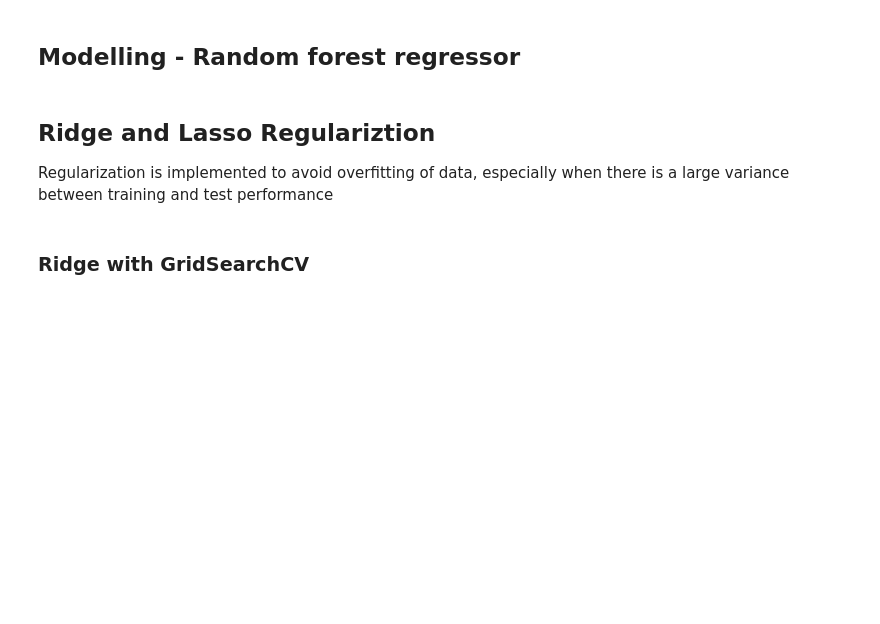
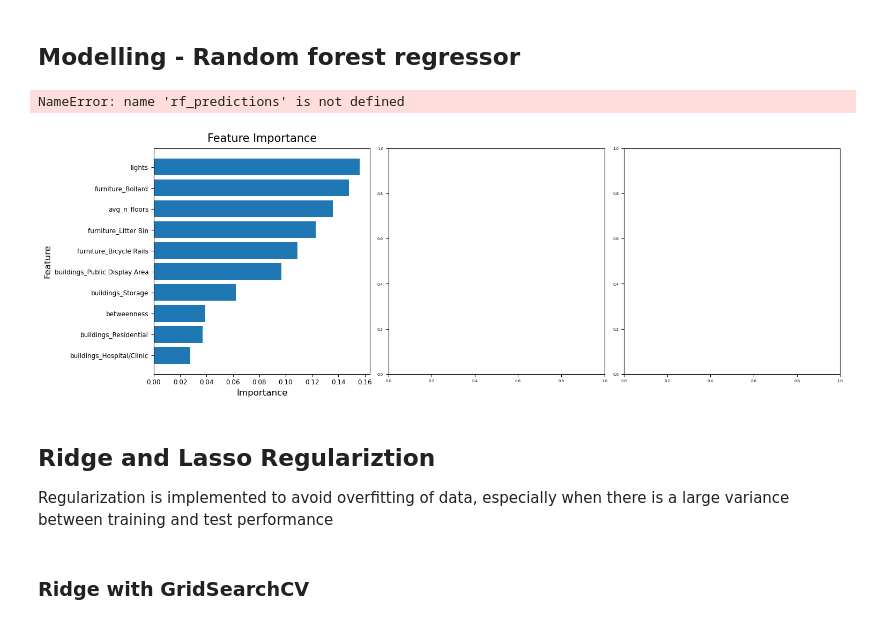
Before and after one commit to nickmalleson/footfall, a Jupyter notebook: MelbourneAnalysis/Modelling/NewModelling-JustLocationFeatures(WithSubtypes).ipynb, the cells around one changed output. Drawn from its saved outputs; the diff is of its cells as text; code cells hidden in the pictures; blank space fills up the shorter version.

```diff
--- a/MelbourneAnalysis/Modelling/NewModelling-JustLocationFeatures(WithSubtypes).ipynb
+++ b/MelbourneAnalysis/Modelling/NewModelling-JustLocationFeatures(WithSubtypes).ipynb
@@ -144,5 +180,5 @@ train_features, test_features, train_labels, test_labels = train_test_split(feat
 # %%
 # Instantiate model with 1000 decision trees
-rf = RandomForestRegressor(n_estimators = 1000, random_state = 42)
+rf_model = RandomForestRegressor(n_estimators = 1000, random_state = 42)
 # Train the model on training data
-rf.fit(X_train, Y_train);
+rf_model.fit(X_train, Y_train);
@@ -164 +185,18 @@ mape = 100 * (errors / Y_test)
+# %%
+rf_predictions = rf_model.predict(X_test)
+# %%
+# Calculate the absolute errors
+abs_errors = abs(rf_predictions - Y_test)
+# Mean absolute percentage errors
+mape = mean_absolute_percentage_error(Y_test, rf_predictions)
+# Mean absolute error
+mae = round(np.mean(abs_errors), 2)
+# Calculate r2 value (well, just_rvalue, its squared in the print statement)
+m, b, r_value, p_value, std_err = stats.linregress(rf_predictions, Y_test)
+# RMSE
+MSE = np.square(np.subtract(rf_predictions,Y_test)).mean()
+RMSE = math.sqrt(MSE)
+
+# Add to Dataframe
+accuracy_results_rf = pd.DataFrame({'MAPE': mape, 'MAE':mae, 'RMSE':RMSE, 'R2':(r_value**2) }, index =['RandomForest'])
 # %%
@@ -182,25 +220,42 @@ export_graphviz(tree_small, out_file = 'small_tree.dot', feature_names = feature
 # %%
-feature_importances = pd.DataFrame({'feature': feature_list,'importance':importances})
-feature_importances= feature_importances.sort_values(by = 'importance', ascending = False)
+# Get numerical feature importances
+rf_importances = list(rf_model.feature_importances_)
+rf_feature_importances = pd.DataFrame({'feature': feature_list,'importance':rf_importances})
+rf_feature_importances= rf_feature_importances.sort_values(by = 'importance', ascending = False)
 # %%
-fig, axs = plt.subplots(nrows=1, ncols=2, constrained_layout=True, figsize = (10,5))
+fig, axs = plt.subplots(nrows=1, ncols=3, constrained_layout=True, figsize = (15,5))
 
-axs[0].barh(feature_importances['feature'][:10], feature_importances['importance'][:10])
+axs[0].barh(rf_feature_importances['feature'][:10], rf_feature_importances['importance'][:10])
 axs[0].invert_yaxis()
 plt.rcParams.update({'font.size': 5})
 axs[0].set_title("Feature Importance", fontsize=15, y=1.01)
 axs[0].set_xlabel('Importance', fontsize = 12)
 axs[0].set_ylabel('Feature', fontsize = 12)
 axs[0].xaxis.set_tick_params(labelsize='xx-large')
 axs[0].yaxis.set_tick_params(labelsize='xx-large')
 
-axs[1].scatter(predictions, Y_test, s=30, c='r', marker='+', zorder=10)
+axs[1].scatter(rf_predictions, Y_test, s=30, c='r', marker='+', zorder=10)
 axs[1].plot([Y_test.min(), Y_test.max()], [Y_test.min(), Y_test.max()], c='k', lw=2)
+axs[1].annotate('R\N{SUPERSCRIPT TWO} = ' + str("{:.2f}".format(r_value**2))
+                    + ', P value = ' + str("{:.2f}".format(p_value**2)) ,
+                     xy=(rf_predictions.min() + (rf_predictions.min()/150), Y_test.max() - (Y_test.max()/150)),
+                   color = 'black', size = 15)
 axs[1].set_xlabel("Predicted Values", size=10)
 axs[1].set_ylabel("Actual Values", size=10)
 axs[1].xaxis.set_tick_params(labelsize='xx-large')
 axs[1].yaxis.set_tick_params(labelsize='xx-large')
+
+using_datashader(axs[2], rf_predictions, Y_test)
+axs[2].plot([Y_test.min(), Y_test.max()], [Y_test.min(), Y_test.max()], c='k', lw=0.5)
+axs[2].set_xlabel("Predicted Values", size=10)
+axs[2].set_ylabel("Actual Values", size=10)
+axs[2].xaxis.set_tick_params(labelsize='xx-large')
+axs[2].yaxis.set_tick_params(labelsize='xx-large')
+
 plt.show()
+# %% [output]
+NameError: name 'rf_predictions' is not defined
+[figure, added]
 # %% [markdown]
 ## Ridge and Lasso Regulariztion
 Regularization is implemented to avoid overfitting of data, especially when there is a large variance between training and test performance
```
Also changed, not shown: parts of 16 cells of this notebook, 5 other files.
